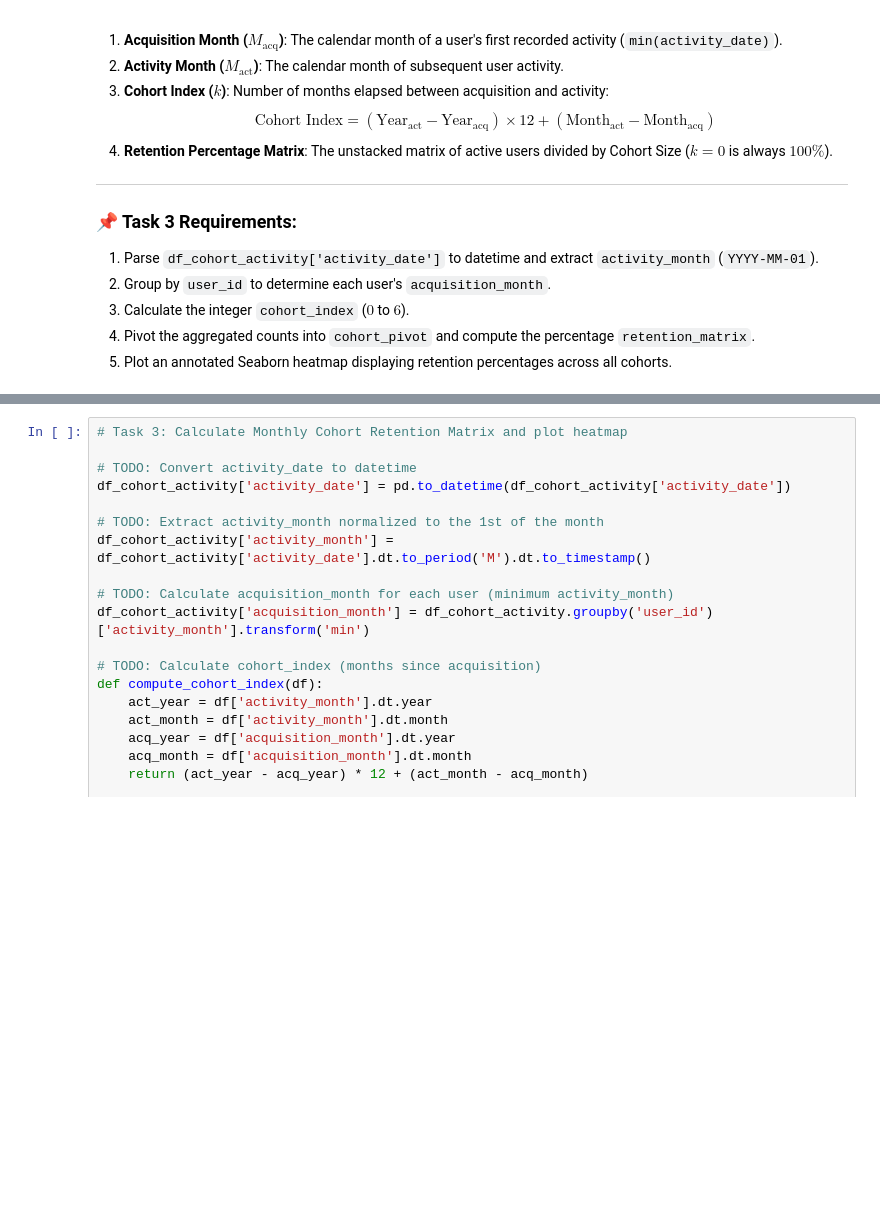
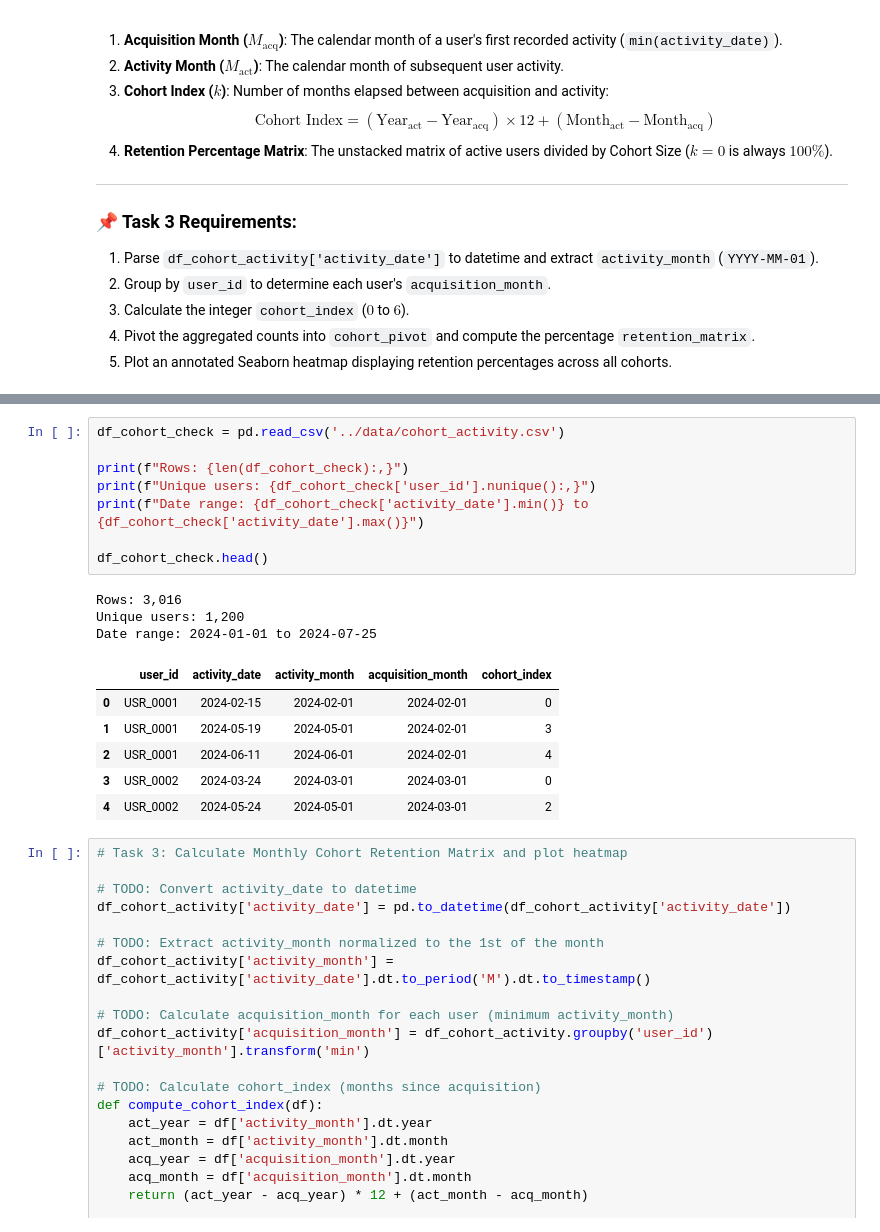
Before and after one commit to neharika/ab-testing-product-analytics, a Jupyter notebook: notebooks/ab_testing_product_analytics_master_notebook.ipynb, the cells around one changed output, grey strips where cells are left out. Cells and saved outputs as stored; diff of their text form; blank space fills up the shorter version.

```diff
--- a/notebooks/ab_testing_product_analytics_master_notebook.ipynb
+++ b/notebooks/ab_testing_product_analytics_master_notebook.ipynb
@@ -344,3 +350,21 @@ df_cohort_activity.sample(5, random_state=42)
+# %%
+df_cohort_check = pd.read_csv('../data/cohort_activity.csv')
+
+print(f"Rows: {len(df_cohort_check):,}")
+print(f"Unique users: {df_cohort_check['user_id'].nunique():,}")
+print(f"Date range: {df_cohort_check['activity_date'].min()} to {df_cohort_check['activity_date'].max()}")
+
+df_cohort_check.head()
+# %% [output]
+Rows: 3,016
+Unique users: 1,200
+Date range: 2024-01-01 to 2024-07-25
+|  | user_id | activity_date | activity_month | acquisition_month | cohort_index |
+| 0 | USR_0001 | 2024-02-15 | 2024-02-01 | 2024-02-01 | 0 |
+| 1 | USR_0001 | 2024-05-19 | 2024-05-01 | 2024-02-01 | 3 |
+| 2 | USR_0001 | 2024-06-11 | 2024-06-01 | 2024-02-01 | 4 |
+| 3 | USR_0002 | 2024-03-24 | 2024-03-01 | 2024-03-01 | 0 |
+| 4 | USR_0002 | 2024-05-24 | 2024-05-01 | 2024-03-01 | 2 |
 # %%
 # Task 3: Calculate Monthly Cohort Retention Matrix and plot heatmap
 
```
Also changed, not shown: parts of 8 cells of this notebook, 3 other files.
